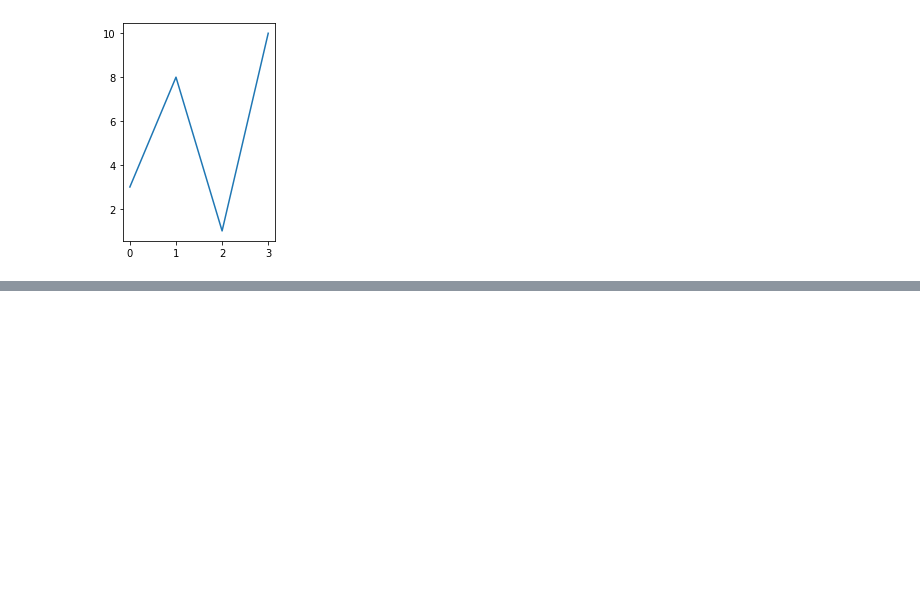
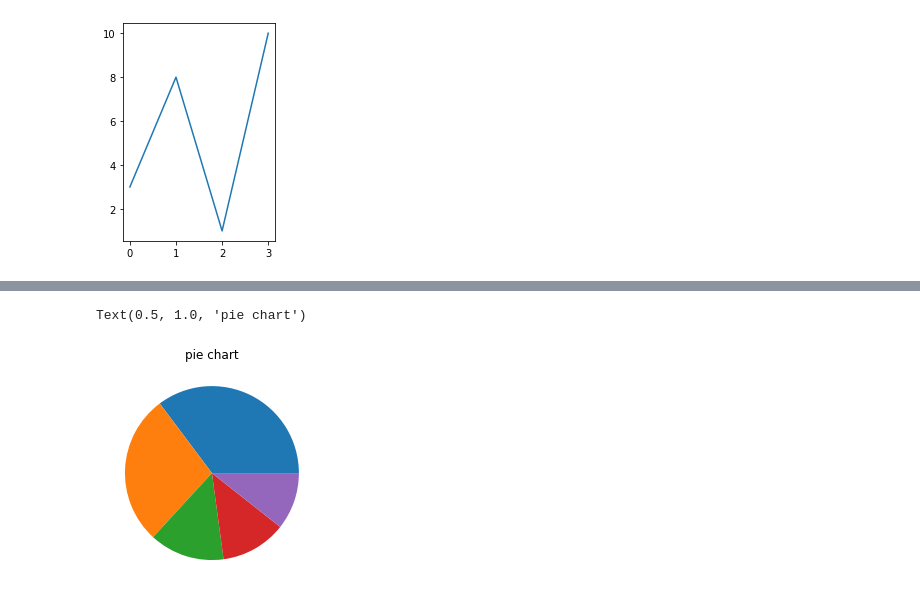
Before and after one commit to dilshadvp/dsm-lab, a Jupyter notebook: matrix.ipynb, the cells around one changed output, grey strips where cells are left out. Saved outputs shown, nothing was run; the diff lists cells and outputs as text; code cells hidden in the pictures; blank space fills up the shorter version.

```diff
--- a/matrix.ipynb
+++ b/matrix.ipynb
@@ -165,0 +196,9 @@ plt.plot(x,y)
+# %%
+import matplotlib.pyplot as plt
+language=['java','python','php','js','C#','C++']
+popularity=[22.2,17.6,8.8,7.7,6.7]
+plt.pie(popularity)
+plt.title("pie chart")
+# %% [output]
+Text(0.5, 1.0, 'pie chart')
+[figure, added]
```
Also changed, not shown: parts of 5 cells of this notebook.
